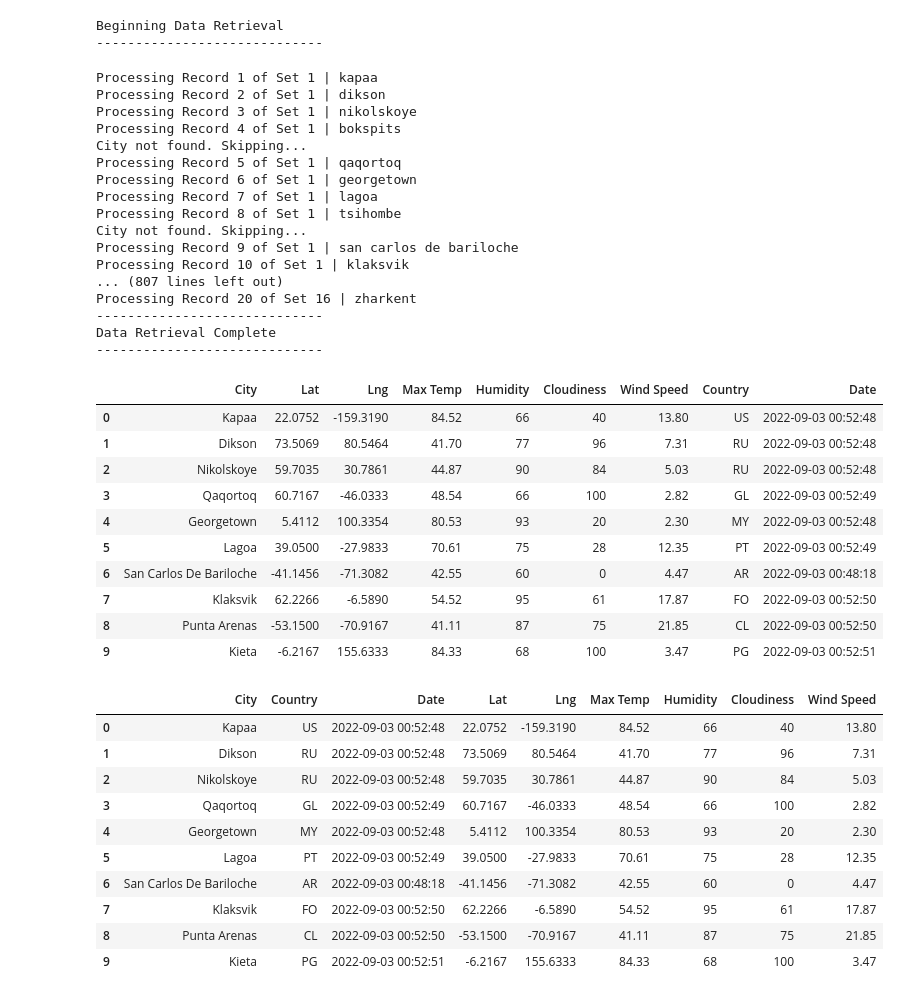
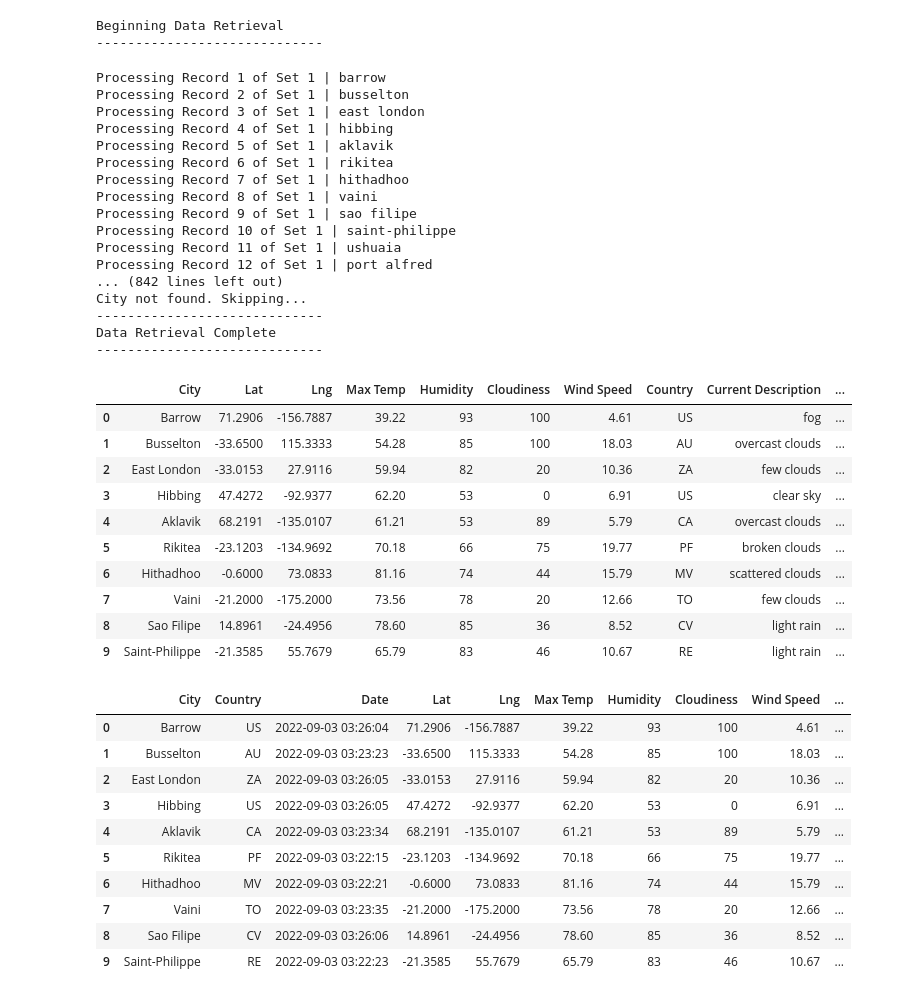
Before and after one commit to Martamorningham/World_Weather_analysis, a Jupyter notebook: Weather_Database/Weather_Database.ipynb, the cells around one changed output. Cells and saved outputs as stored; diff of their text form; code cells hidden in the pictures.

```diff
--- a/Weather_Database/Weather_Database.ipynb
+++ b/Weather_Database/Weather_Database.ipynb
@@ -208,6 +208,7 @@ for i, city in enumerate(cities):
         city_clouds = city_weather["clouds"]["all"]
         city_wind = city_weather["wind"]["speed"]
         city_country = city_weather["sys"]["country"]
+        city_description = city_weather["weather"][0]["description"]
         # Convert the date to ISO standard.
         city_date = datetime.utcfromtimestamp(city_weather["dt"]).strftime('%Y-%m-%d %H:%M:%S')
         # Append the city information into city_data list.
@@ -219,6 +220,7 @@ for i, city in enumerate(cities):
                           "Cloudiness": city_clouds,
                           "Wind Speed": city_wind,
                           "Country": city_country,
+                          "Current Description": city_description,
                           "Date": city_date})
 
 # If an error is experienced, skip the city.
@@ -231,20 +233,20 @@ print("-----------------------------")
 print("Data Retrieval Complete      ")
 print("-----------------------------")
 # %% [output]
-Processing Record 1 of Set 1 | kapaa
-Processing Record 2 of Set 1 | dikson
-Processing Record 3 of Set 1 | nikolskoye
-Processing Record 4 of Set 1 | bokspits
+Processing Record 1 of Set 1 | barrow
+Processing Record 2 of Set 1 | busselton
+Processing Record 3 of Set 1 | east london
+Processing Record 4 of Set 1 | hibbing
+Processing Record 5 of Set 1 | aklavik
+Processing Record 6 of Set 1 | rikitea
+Processing Record 7 of Set 1 | hithadhoo
+Processing Record 8 of Set 1 | vaini
+Processing Record 9 of Set 1 | sao filipe
+Processing Record 10 of Set 1 | saint-philippe
+Processing Record 11 of Set 1 | ushuaia
+Processing Record 12 of Set 1 | port alfred
+... (842 lines left out)
 City not found. Skipping...
-Processing Record 5 of Set 1 | qaqortoq
-Processing Record 6 of Set 1 | georgetown
-Processing Record 7 of Set 1 | lagoa
-Processing Record 8 of Set 1 | tsihombe
-City not found. Skipping...
-Processing Record 9 of Set 1 | san carlos de bariloche
-Processing Record 10 of Set 1 | klaksvik
-... (807 lines left out)
-Processing Record 20 of Set 16 | zharkent
 -----------------------------
 Data Retrieval Complete
 -----------------------------
@@ -253,34 +255,34 @@ Data Retrieval Complete
 city_data_df = pd.DataFrame(city_data)
 city_data_df.head(10)
 # %% [output]
-|  | City | Lat | Lng | Max Temp | Humidity | Cloudiness | Wind Speed | Country | Date |
-| 0 | Kapaa | 22.0752 | -159.3190 | 84.52 | 66 | 40 | 13.80 | US | 2022-09-03 00:52:48 |
-| 1 | Dikson | 73.5069 | 80.5464 | 41.70 | 77 | 96 | 7.31 | RU | 2022-09-03 00:52:48 |
-| 2 | Nikolskoye | 59.7035 | 30.7861 | 44.87 | 90 | 84 | 5.03 | RU | 2022-09-03 00:52:48 |
-| 3 | Qaqortoq | 60.7167 | -46.0333 | 48.54 | 66 | 100 | 2.82 | GL | 2022-09-03 00:52:49 |
-| 4 | Georgetown | 5.4112 | 100.3354 | 80.53 | 93 | 20 | 2.30 | MY | 2022-09-03 00:52:48 |
-| 5 | Lagoa | 39.0500 | -27.9833 | 70.61 | 75 | 28 | 12.35 | PT | 2022-09-03 00:52:49 |
-| 6 | San Carlos De Bariloche | -41.1456 | -71.3082 | 42.55 | 60 | 0 | 4.47 | AR | 2022-09-03 00:48:18 |
-| 7 | Klaksvik | 62.2266 | -6.5890 | 54.52 | 95 | 61 | 17.87 | FO | 2022-09-03 00:52:50 |
-| 8 | Punta Arenas | -53.1500 | -70.9167 | 41.11 | 87 | 75 | 21.85 | CL | 2022-09-03 00:52:50 |
-| 9 | Kieta | -6.2167 | 155.6333 | 84.33 | 68 | 100 | 3.47 | PG | 2022-09-03 00:52:51 |
+|  | City | Lat | Lng | Max Temp | Humidity | Cloudiness | Wind Speed | Country | Current Description | ... |
+| 0 | Barrow | 71.2906 | -156.7887 | 39.22 | 93 | 100 | 4.61 | US | fog | ... |
+| 1 | Busselton | -33.6500 | 115.3333 | 54.28 | 85 | 100 | 18.03 | AU | overcast clouds | ... |
+| 2 | East London | -33.0153 | 27.9116 | 59.94 | 82 | 20 | 10.36 | ZA | few clouds | ... |
+| 3 | Hibbing | 47.4272 | -92.9377 | 62.20 | 53 | 0 | 6.91 | US | clear sky | ... |
+| 4 | Aklavik | 68.2191 | -135.0107 | 61.21 | 53 | 89 | 5.79 | CA | overcast clouds | ... |
+| 5 | Rikitea | -23.1203 | -134.9692 | 70.18 | 66 | 75 | 19.77 | PF | broken clouds | ... |
+| 6 | Hithadhoo | -0.6000 | 73.0833 | 81.16 | 74 | 44 | 15.79 | MV | scattered clouds | ... |
+| 7 | Vaini | -21.2000 | -175.2000 | 73.56 | 78 | 20 | 12.66 | TO | few clouds | ... |
+| 8 | Sao Filipe | 14.8961 | -24.4956 | 78.60 | 85 | 36 | 8.52 | CV | light rain | ... |
+| 9 | Saint-Philippe | -21.3585 | 55.7679 | 65.79 | 83 | 46 | 10.67 | RE | light rain | ... |
 # %%
 # order columns into "City", "Country", "Date", "Lat", "Lng", "Max Temp", 'Humidity', 'Cloudiness', 'Wind Speed'
-new_column_order = ["City", "Country", "Date", "Lat", "Lng", "Max Temp", 'Humidity', 'Cloudiness', 'Wind Speed']
+new_column_order = ["City", "Country", "Date", "Lat", "Lng", "Max Temp", 'Humidity', 'Cloudiness', 'Wind Speed', "Current Description"]
 city_data_df = city_data_df[new_column_order]
 city_data_df.head(10)
 # %% [output]
-|  | City | Country | Date | Lat | Lng | Max Temp | Humidity | Cloudiness | Wind Speed |
-| 0 | Kapaa | US | 2022-09-03 00:52:48 | 22.0752 | -159.3190 | 84.52 | 66 | 40 | 13.80 |
-| 1 | Dikson | RU | 2022-09-03 00:52:48 | 73.5069 | 80.5464 | 41.70 | 77 | 96 | 7.31 |
-| 2 | Nikolskoye | RU | 2022-09-03 00:52:48 | 59.7035 | 30.7861 | 44.87 | 90 | 84 | 5.03 |
-| 3 | Qaqortoq | GL | 2022-09-03 00:52:49 | 60.7167 | -46.0333 | 48.54 | 66 | 100 | 2.82 |
-| 4 | Georgetown | MY | 2022-09-03 00:52:48 | 5.4112 | 100.3354 | 80.53 | 93 | 20 | 2.30 |
-| 5 | Lagoa | PT | 2022-09-03 00:52:49 | 39.0500 | -27.9833 | 70.61 | 75 | 28 | 12.35 |
-| 6 | San Carlos De Bariloche | AR | 2022-09-03 00:48:18 | -41.1456 | -71.3082 | 42.55 | 60 | 0 | 4.47 |
-| 7 | Klaksvik | FO | 2022-09-03 00:52:50 | 62.2266 | -6.5890 | 54.52 | 95 | 61 | 17.87 |
-| 8 | Punta Arenas | CL | 2022-09-03 00:52:50 | -53.1500 | -70.9167 | 41.11 | 87 | 75 | 21.85 |
-| 9 | Kieta | PG | 2022-09-03 00:52:51 | -6.2167 | 155.6333 | 84.33 | 68 | 100 | 3.47 |
+|  | City | Country | Date | Lat | Lng | Max Temp | Humidity | Cloudiness | Wind Speed | ... |
+| 0 | Barrow | US | 2022-09-03 03:26:04 | 71.2906 | -156.7887 | 39.22 | 93 | 100 | 4.61 | ... |
+| 1 | Busselton | AU | 2022-09-03 03:23:23 | -33.6500 | 115.3333 | 54.28 | 85 | 100 | 18.03 | ... |
+| 2 | East London | ZA | 2022-09-03 03:26:05 | -33.0153 | 27.9116 | 59.94 | 82 | 20 | 10.36 | ... |
+| 3 | Hibbing | US | 2022-09-03 03:26:05 | 47.4272 | -92.9377 | 62.20 | 53 | 0 | 6.91 | ... |
+| 4 | Aklavik | CA | 2022-09-03 03:23:34 | 68.2191 | -135.0107 | 61.21 | 53 | 89 | 5.79 | ... |
+| 5 | Rikitea | PF | 2022-09-03 03:22:15 | -23.1203 | -134.9692 | 70.18 | 66 | 75 | 19.77 | ... |
+| 6 | Hithadhoo | MV | 2022-09-03 03:22:21 | -0.6000 | 73.0833 | 81.16 | 74 | 44 | 15.79 | ... |
+| 7 | Vaini | TO | 2022-09-03 03:23:35 | -21.2000 | -175.2000 | 73.56 | 78 | 20 | 12.66 | ... |
+| 8 | Sao Filipe | CV | 2022-09-03 03:26:06 | 14.8961 | -24.4956 | 78.60 | 85 | 36 | 8.52 | ... |
+| 9 | Saint-Philippe | RE | 2022-09-03 03:22:23 | -21.3585 | 55.7679 | 65.79 | 83 | 46 | 10.67 | ... |
 # %%
 # Create the output file (CSV).
 output_data_file = "WeatherPy_Database.csv"
```
Also changed, not shown: parts of 8 cells of this notebook, 3 other files.
